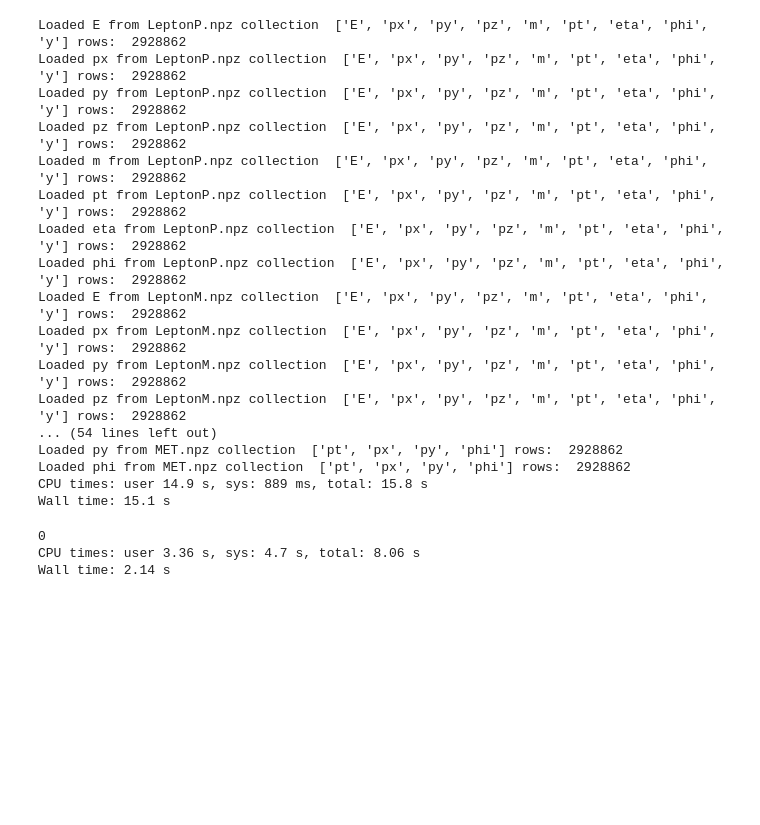
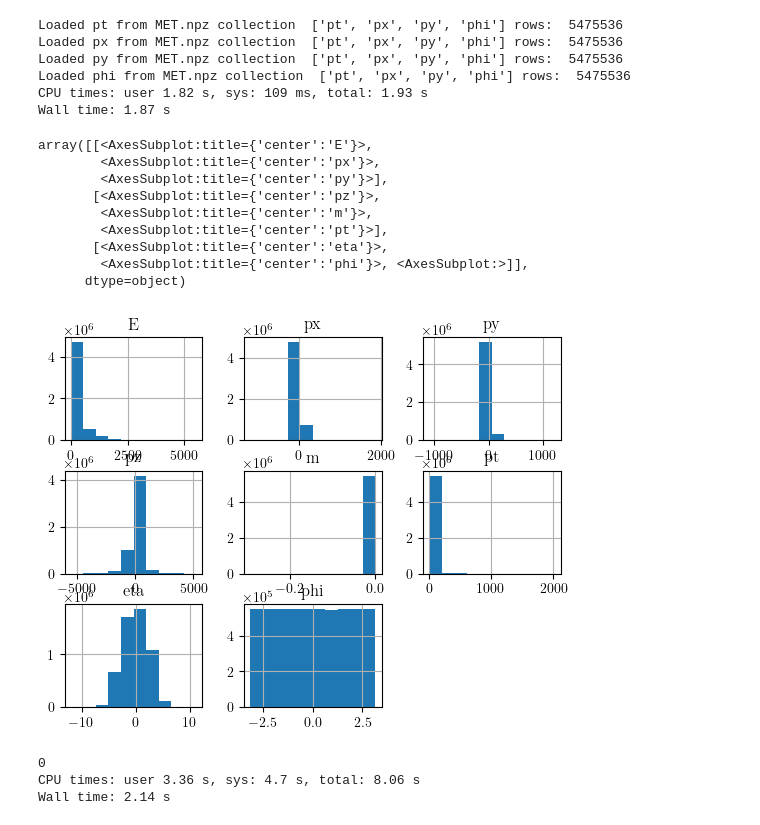
Before and after one commit to SiangYuan-Lin/Bell-Inequality-study, a Jupyter notebook: Neutrino_weighting.ipynb, the cells around one changed output. Cells and saved outputs as stored; diff of their text form; code cells hidden in the pictures; blank space fills up the shorter version.

```diff
--- a/Neutrino_weighting.ipynb
+++ b/Neutrino_weighting.ipynb
@@ -19,7 +19,11 @@ import scipy as sp
 import os
 import my_files as mf
 import my_vectors as mv
-filepath = '../Updated signal features/npz files/'
+#mf.filepath = '../bkg_npz_files/'
+#mf.filepath = '../Updated signal features/npz files/'
+#filepath = '../Updated signal features/npz files/'
+filepath = '../bkg_npz_files/'
+mf.filepath= filepath
 for dirname, _, filenames in os.walk(filepath):
     for filename in filenames:
         print(os.path.join(dirname, filename))
@@ -50,22 +118,20 @@ mpl.rcParams['font.serif'] = ['Computer Modern']
+# %%
+%%time
+
+MET = np.load(filepath+'MET.npz')
+f = MET.files
+MET = pd.DataFrame()
+for i,j in enumerate(['pt','px','py','phi']):
+    W = 1 if i == 3 else GeV
+    MET[j] = mf.load_evt('MET.npz',j,None)*W
+# %% [output]
+Loaded pt from MET.npz collection  ['pt', 'px', 'py', 'phi'] rows:  5475536
+Loaded px from MET.npz collection  ['pt', 'px', 'py', 'phi'] rows:  5475536
+Loaded py from MET.npz collection  ['pt', 'px', 'py', 'phi'] rows:  5475536
+Loaded phi from MET.npz collection  ['pt', 'px', 'py', 'phi'] rows:  5475536
+CPU times: user 1.82 s, sys: 109 ms, total: 1.93 s
+Wall time: 1.87 s
 # %%
-%%time
-
-GeV = 0.001
-LeptonP = mf.load_particle('LeptonP.npz', None, GeV)
-LeptonM = mf.load_particle('LeptonM.npz', None, GeV)
-diLepton = mf.load_particle('diLepton.npz',None, GeV)
-NeutrinoP = mf.load_particle('LpNu.npz', None, GeV)
-NeutrinoM = mf.load_particle('LmNu.npz', None, GeV)
-WBosonP = mf.load_particle('WpBoson.npz', None, GeV)
-WBosonM = mf.load_particle('WmBoson.npz', None, GeV)
-Higgs = mf.load_particle('Higgs.npz', None, GeV)
-MET = np.load(filepath+'MET.npz')
-f = MET.files
-MET = pd.DataFrame()
-for i,j in enumerate(['pt','px','py','phi']):
-    W = 1 if i == 3 else GeV
-    MET[j] = mf.load_evt('MET.npz',j,None)*W
-
 diNeutrino = pd.DataFrame()
 diNeutrino['E'  ] = NeutrinoP['E' ]+NeutrinoM['E' ]
 diNeutrino['px' ] = NeutrinoP['px']+NeutrinoM['px']
@@ -76,24 +142,19 @@ diNeutrino['P'  ] = mv.vec_mag(diNeutrino['px'],diNeutrino['py'],diNeutrino['pz'
 diNeutrino['pt' ] = np.sqrt(diNeutrino['px']**2 + diNeutrino['py']**2)
 diNeutrino['phi'] = np.arctan2(diNeutrino['py'],diNeutrino['px'])
 diNeutrino['eta'] = np.arctanh(diNeutrino['pz']/diNeutrino['P'])
-# %% [output]
-Loaded E from LeptonP.npz collection  ['E', 'px', 'py', 'pz', 'm', 'pt', 'eta', 'phi', 'y'] rows:  2928862
-Loaded px from LeptonP.npz collection  ['E', 'px', 'py', 'pz', 'm', 'pt', 'eta', 'phi', 'y'] rows:  2928862
-Loaded py from LeptonP.npz collection  ['E', 'px', 'py', 'pz', 'm', 'pt', 'eta', 'phi', 'y'] rows:  2928862
-Loaded pz from LeptonP.npz collection  ['E', 'px', 'py', 'pz', 'm', 'pt', 'eta', 'phi', 'y'] rows:  2928862
-Loaded m from LeptonP.npz collection  ['E', 'px', 'py', 'pz', 'm', 'pt', 'eta', 'phi', 'y'] rows:  2928862
-Loaded pt from LeptonP.npz collection  ['E', 'px', 'py', 'pz', 'm', 'pt', 'eta', 'phi', 'y'] rows:  2928862
-Loaded eta from LeptonP.npz collection  ['E', 'px', 'py', 'pz', 'm', 'pt', 'eta', 'phi', 'y'] rows:  2928862
-Loaded phi from LeptonP.npz collection  ['E', 'px', 'py', 'pz', 'm', 'pt', 'eta', 'phi', 'y'] rows:  2928862
-Loaded E from LeptonM.npz collection  ['E', 'px', 'py', 'pz', 'm', 'pt', 'eta', 'phi', 'y'] rows:  2928862
-Loaded px from LeptonM.npz collection  ['E', 'px', 'py', 'pz', 'm', 'pt', 'eta', 'phi', 'y'] rows:  2928862
-Loaded py from LeptonM.npz collection  ['E', 'px', 'py', 'pz', 'm', 'pt', 'eta', 'phi', 'y'] rows:  2928862
-Loaded pz from LeptonM.npz collection  ['E', 'px', 'py', 'pz', 'm', 'pt', 'eta', 'phi', 'y'] rows:  2928862
-... (54 lines left out)
-Loaded py from MET.npz collection  ['pt', 'px', 'py', 'phi'] rows:  2928862
-Loaded phi from MET.npz collection  ['pt', 'px', 'py', 'phi'] rows:  2928862
-CPU times: user 14.9 s, sys: 889 ms, total: 15.8 s
-Wall time: 15.1 s
+# %%
+NeutrinoP.hist()
+# %% [output]
+array([[<AxesSubplot:title={'center':'E'}>,
+        <AxesSubplot:title={'center':'px'}>,
+        <AxesSubplot:title={'center':'py'}>],
+       [<AxesSubplot:title={'center':'pz'}>,
+        <AxesSubplot:title={'center':'m'}>,
+        <AxesSubplot:title={'center':'pt'}>],
+       [<AxesSubplot:title={'center':'eta'}>,
+        <AxesSubplot:title={'center':'phi'}>, <AxesSubplot:>]],
+      dtype=object)
+[figure, added]
 # %%
 %%time
 
```
Also changed, not shown: parts of 3 cells of this notebook, 13 other files.
